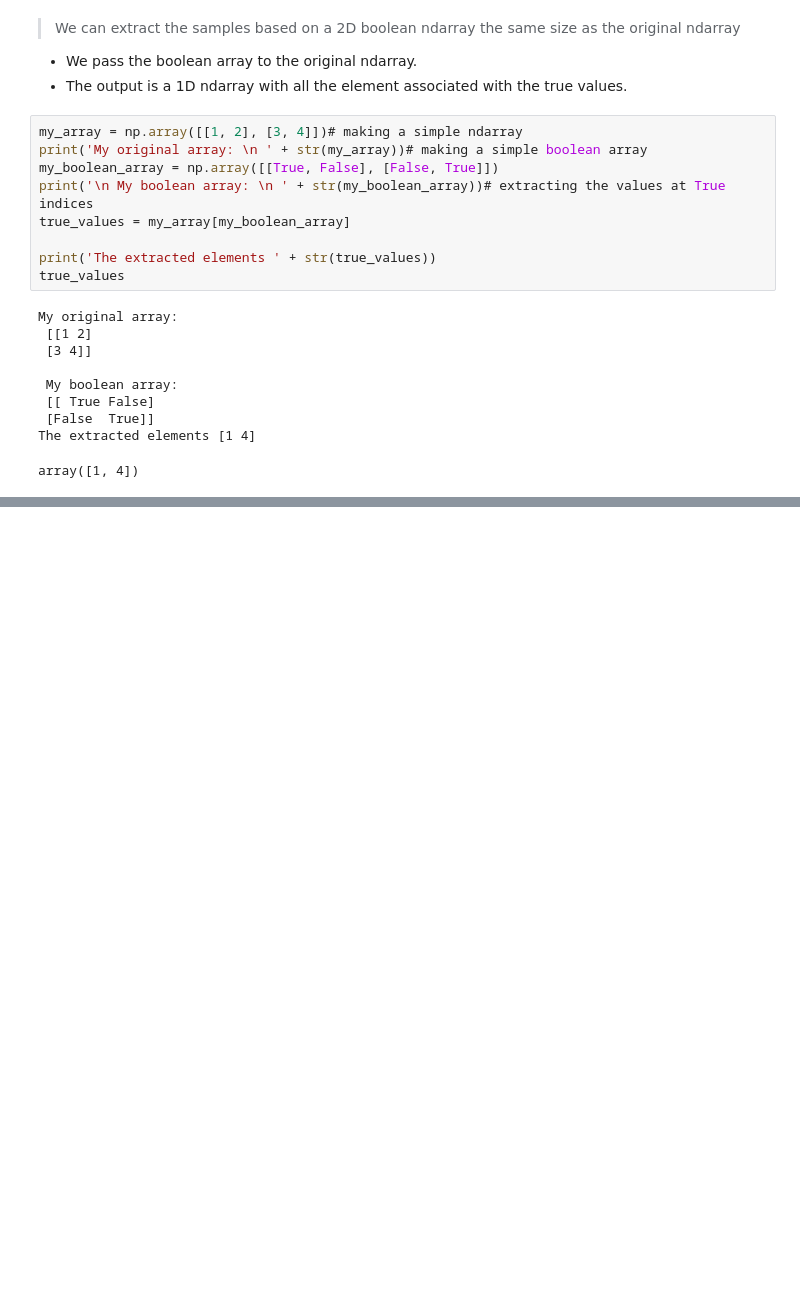
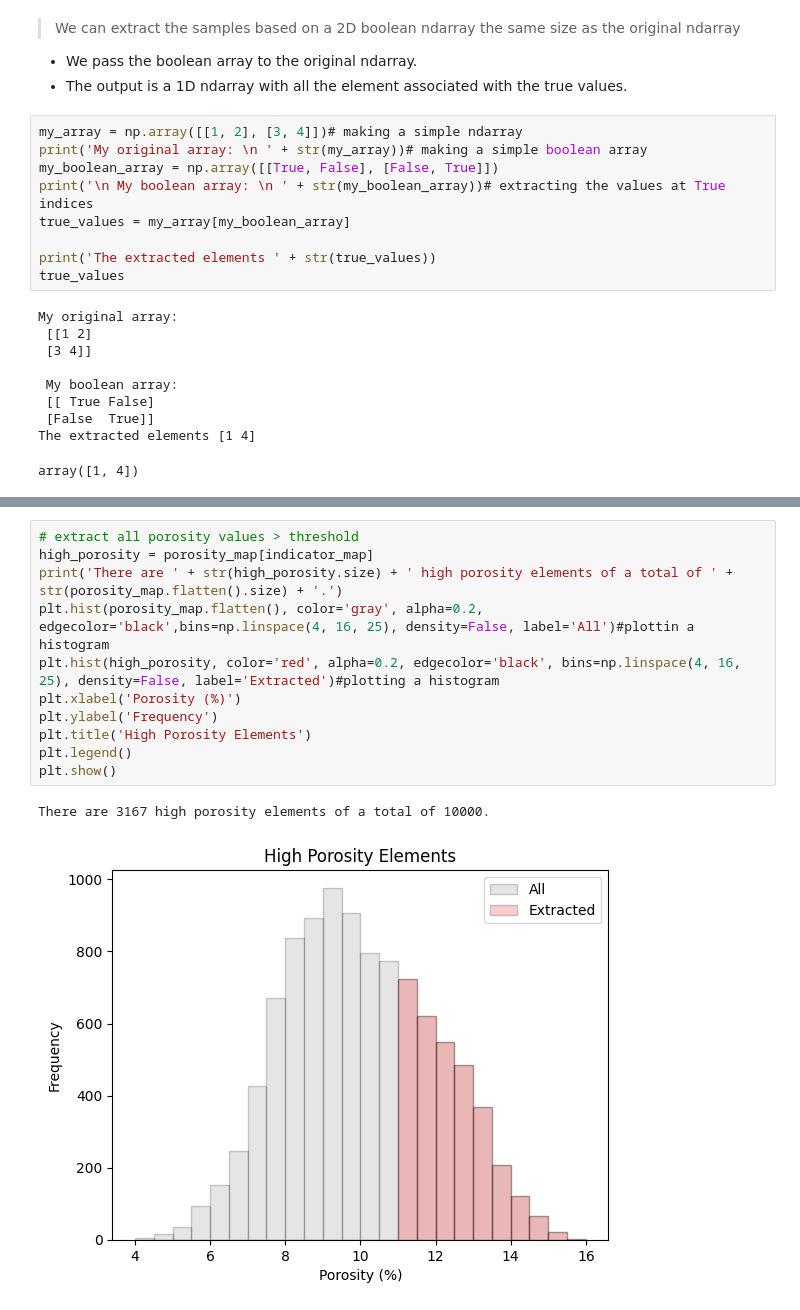
Before and after one commit to aaditya29/Quantitative-Finance-With-Python, a Jupyter notebook: 05-Data Science Basics/02-Gridded Data/GriddedData.ipynb, the cells around one changed output, grey strips where cells are left out. Drawn from its saved outputs; the diff is of its cells as text; blank space fills up the shorter version.

Commit message:
histogram added

```diff
--- a/05-Data Science Basics/02-Gridded Data/GriddedData.ipynb
+++ b/05-Data Science Basics/02-Gridded Data/GriddedData.ipynb
@@ -339,0 +346,14 @@ array([1, 4])
+# %%
+# extract all porosity values > threshold
+high_porosity = porosity_map[indicator_map]
+print('There are ' + str(high_porosity.size) + ' high porosity elements of a total of ' + str(porosity_map.flatten().size) + '.')
+plt.hist(porosity_map.flatten(), color='gray', alpha=0.2, edgecolor='black',bins=np.linspace(4, 16, 25), density=False, label='All')#plottin a histogram
+plt.hist(high_porosity, color='red', alpha=0.2, edgecolor='black', bins=np.linspace(4, 16, 25), density=False, label='Extracted')#plotting a histogram
+plt.xlabel('Porosity (%)')
+plt.ylabel('Frequency')
+plt.title('High Porosity Elements')
+plt.legend()
+plt.show()
+# %% [output]
+There are 3167 high porosity elements of a total of 10000.
+[figure, added]
```
Also changed, not shown: parts of 1 cell of this notebook.
